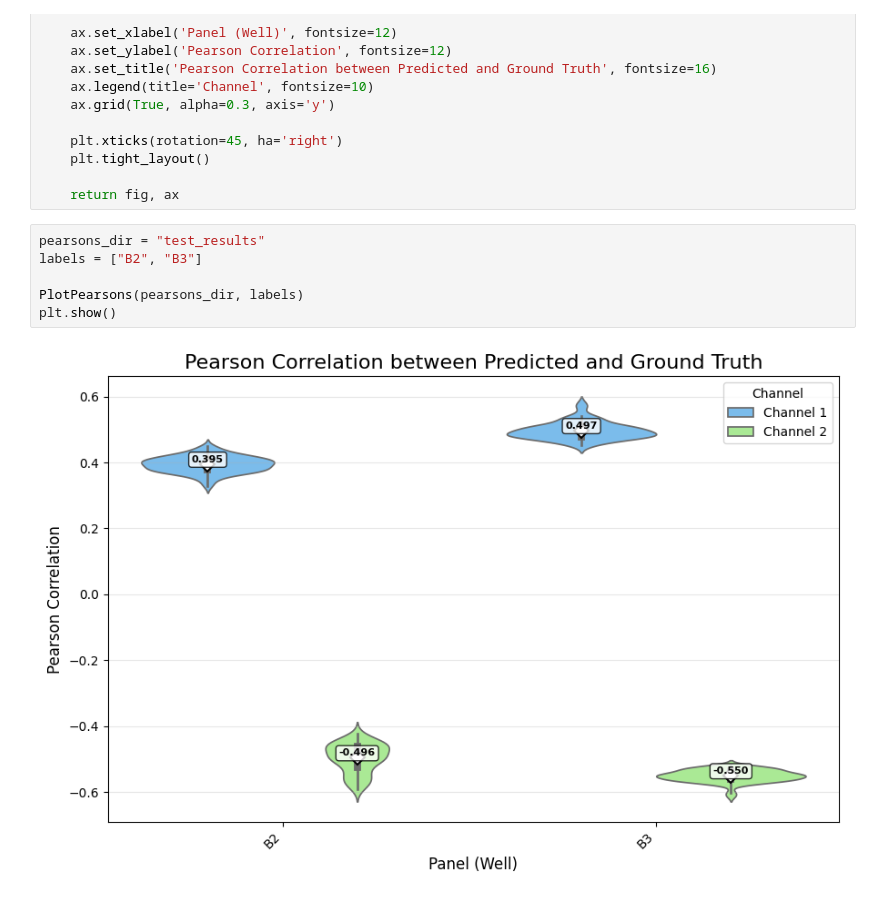
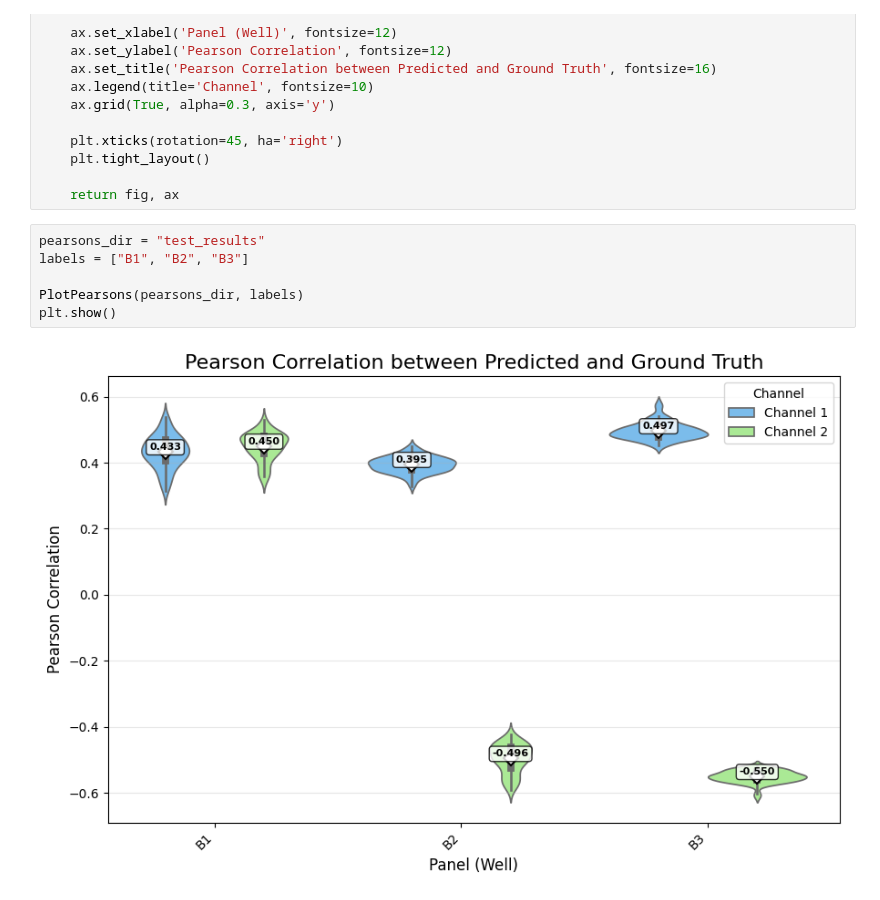
Before and after one commit to peneeta/neuro-ml-capstone, a Jupyter notebook: assess_model_performance.ipynb, the cells around one changed output. Saved outputs shown, nothing was run; the diff lists cells and outputs as text.

```diff
--- a/assess_model_performance.ipynb
+++ b/assess_model_performance.ipynb
@@ -265,9 +265,9 @@ def PlotPearsons(base_dir, x_labels):
     return fig, ax
 # %%
 pearsons_dir = "test_results"
-labels = ["B2", "B3"]
+labels = ["B1", "B2", "B3"]
 
 PlotPearsons(pearsons_dir, labels)
 plt.show()
 # %% [output]
-[figure, old version]
+[figure, new version]
```
